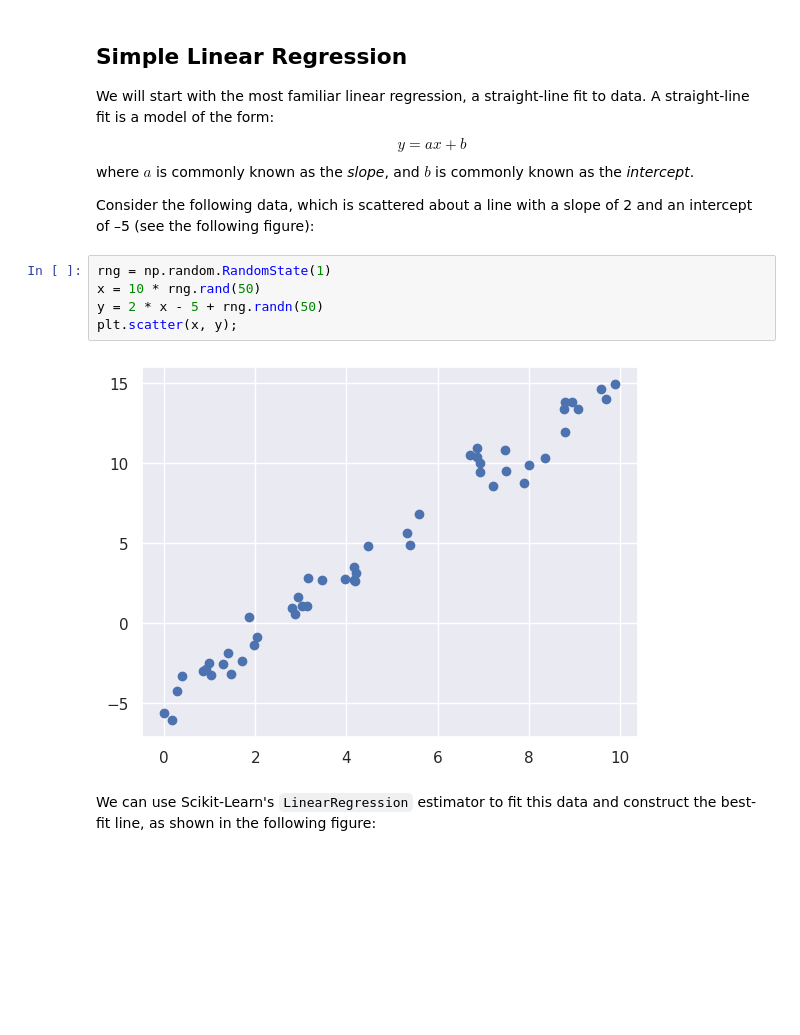
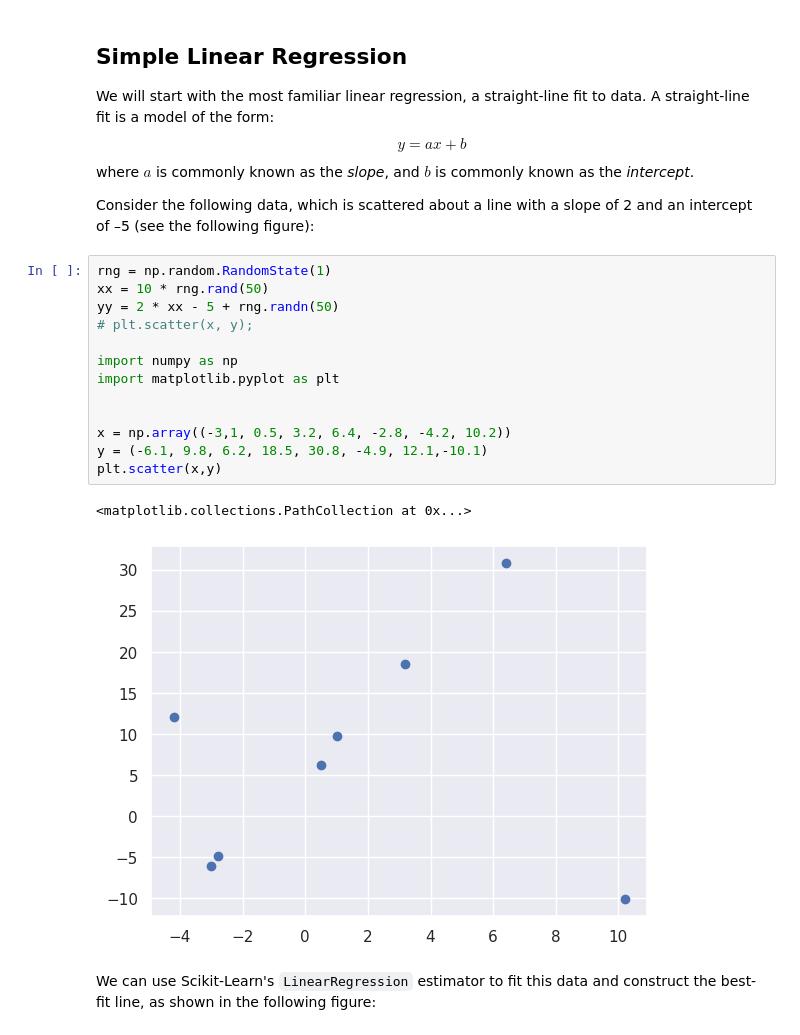
Before and after one commit to NEOTERICMEDICO/AddingR, a Jupyter notebook: notebooks/05.06-Linear-Regression.ipynb, the cells around one changed output. Drawn from its saved outputs; the diff is of its cells as text; blank space fills up the shorter version.

```diff
--- a/notebooks/05.06-Linear-Regression.ipynb
+++ b/notebooks/05.06-Linear-Regression.ipynb
@@ -24,13 +24,22 @@ $$
 where $a$ is commonly known as the *slope*, and $b$ is commonly known as the *intercept*.
 
 Consider the following data, which is scattered about a line with a slope of 2 and an intercept of –5 (see the following figure):
-# %%
-rng = np.random.RandomState(1)
-x = 10 * rng.rand(50)
-y = 2 * x - 5 + rng.randn(50)
-plt.scatter(x, y);
-# %% [output]
-[figure, removed]
+# %%
+rng = np.random.RandomState(1)
+xx = 10 * rng.rand(50)
+yy = 2 * xx - 5 + rng.randn(50)
+# plt.scatter(x, y);
+
+import numpy as np
+import matplotlib.pyplot as plt
+
+
+x = np.array((-3,1, 0.5, 3.2, 6.4, -2.8, -4.2, 10.2))
+y = (-6.1, 9.8, 6.2, 18.5, 30.8, -4.9, 12.1,-10.1)
+plt.scatter(x,y)
+# %% [output]
+<matplotlib.collections.PathCollection at 0x...>
+[figure, added]
 # %% [markdown]
 We can use Scikit-Learn's `LinearRegression` estimator to fit this data and construct the best-fit line, as shown in the following figure:
 # %%
```
Also changed, not shown: parts of 2 cells of this notebook.
